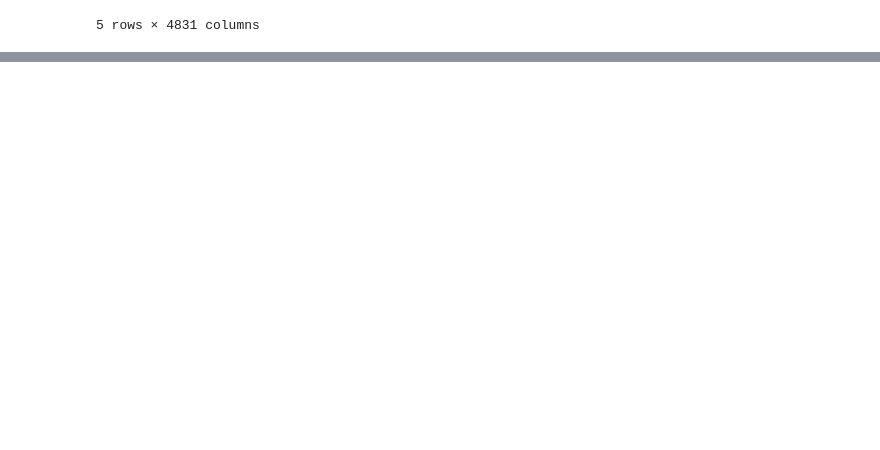
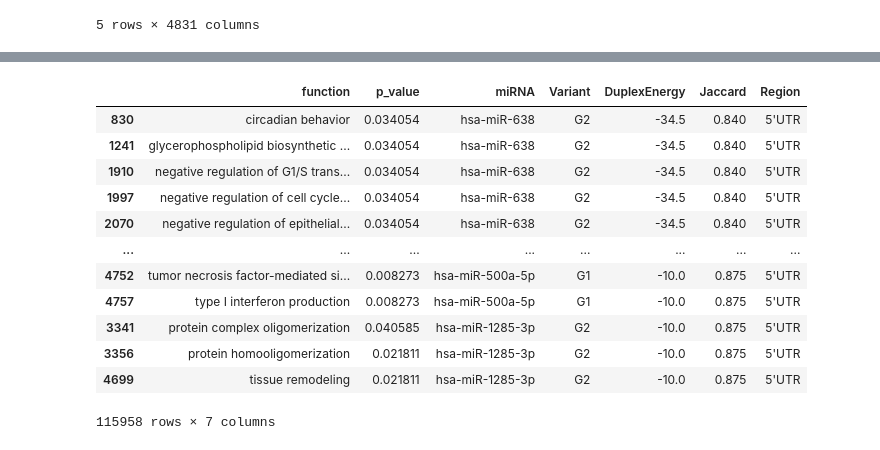
Before and after one commit to FerAmbriz/SelectionPatternsSARSCoV2, a Jupyter notebook: scr/13_miRNApathways.ipynb, the cells around one changed output, grey strips where cells are left out. Saved outputs shown, nothing was run; the diff lists cells and outputs as text; code cells hidden in the pictures; blank space fills up the shorter version.

```diff
--- a/scr/13_miRNApathways.ipynb
+++ b/scr/13_miRNApathways.ipynb
@@ -114,0 +119,20 @@ df_bdv
+# %%
+with Pool(n) as p:
+    resultss = p.map(process, zip(dfs['miRNA_lite'], dfs['Variant'], dfs['DuplexEnergy'], dfs['Jaccard'], dfs['Region']))
+
+df_bds = pd.concat(resultss)
+df_bds
+# %% [output]
+|  | function | p_value | miRNA | Variant | DuplexEnergy | Jaccard | Region |
+| 830 | circadian behavior | 0.034054 | hsa-miR-638 | G2 | -34.5 | 0.840 | 5'UTR |
+| 1241 | glycerophospholipid biosynthetic ... | 0.034054 | hsa-miR-638 | G2 | -34.5 | 0.840 | 5'UTR |
+| 1910 | negative regulation of G1/S trans... | 0.034054 | hsa-miR-638 | G2 | -34.5 | 0.840 | 5'UTR |
+| 1997 | negative regulation of cell cycle... | 0.034054 | hsa-miR-638 | G2 | -34.5 | 0.840 | 5'UTR |
+| 2070 | negative regulation of epithelial... | 0.034054 | hsa-miR-638 | G2 | -34.5 | 0.840 | 5'UTR |
+| ... | ... | ... | ... | ... | ... | ... | ... |
+| 4752 | tumor necrosis factor-mediated si... | 0.008273 | hsa-miR-500a-5p | G1 | -10.0 | 0.875 | 5'UTR |
+| 4757 | type I interferon production | 0.008273 | hsa-miR-500a-5p | G1 | -10.0 | 0.875 | 5'UTR |
+| 3341 | protein complex oligomerization | 0.040585 | hsa-miR-1285-3p | G2 | -10.0 | 0.875 | 5'UTR |
+| 3356 | protein homooligomerization | 0.021811 | hsa-miR-1285-3p | G2 | -10.0 | 0.875 | 5'UTR |
+| 4699 | tissue remodeling | 0.021811 | hsa-miR-1285-3p | G2 | -10.0 | 0.875 | 5'UTR |
+115958 rows × 7 columns
```
Also changed, not shown: parts of 7 cells of this notebook, 1 other file.
